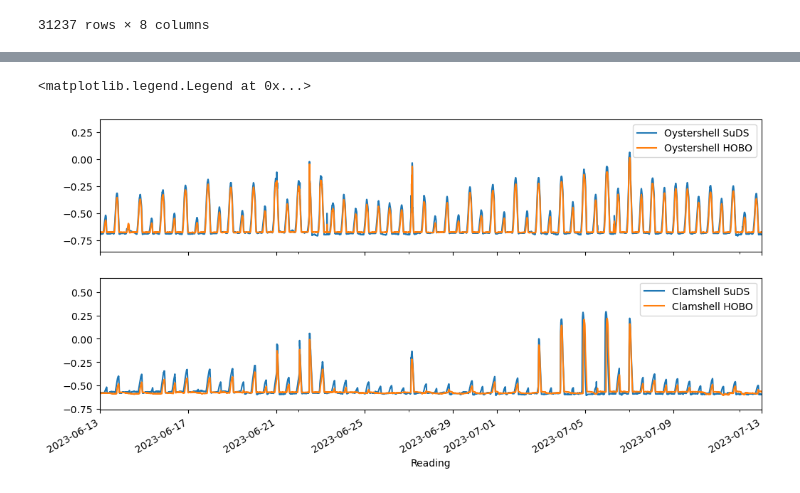
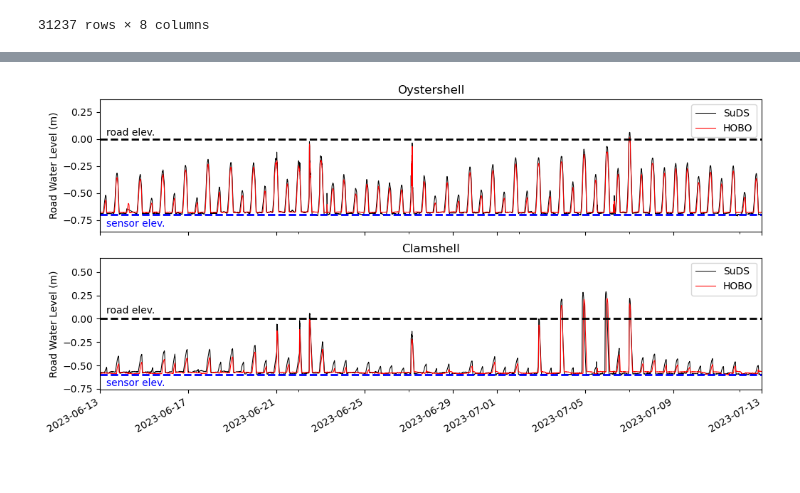
Before and after one commit to NCSU-CHAZ/Sunny-Day-Flooding, a Jupyter notebook: hoboComp.ipynb, the cells around one changed output, grey strips where cells are left out. Saved outputs shown, nothing was run; the diff lists cells and outputs as text; code cells hidden in the pictures.

Commit message:
Refined plot and added RMSE calc

```diff
--- a/hoboComp.ipynb
+++ b/hoboComp.ipynb
@@ -45,5 +45,5 @@ atmDF
 | 2023-07-25 23:56:22 | 1019.0 |
 9332 rows × 1 columns
 # %%
-hobo_CB03 = r"C:\Users\ththelen\University of North Carolina at Chapel Hill\SunnyD Flood Sensor Network - Documents\Carolina Beach\Site_Visits\20230725_HOBOretrival\HOBOdata\HOBO_NCSU03_CB03\HOBO_NCSU03_CB03_20230725.csv"
-hoboDF = pd.read_csv(hobo_CB03, parse_dates = ['Date Time, GMT-04:00'], index_col = 1, skiprows=1)
+hobo_cb01 = r"C:\Users\ththelen\University of North Carolina at Chapel Hill\SunnyD Flood Sensor Network - Documents\Carolina Beach\Site_Visits\20230725_HOBOretrival\HOBOdata\HOBO_NCSU03_cb01\HOBO_NCSU03_cb01_20230725.csv"
+hoboDF = pd.read_csv(hobo_cb01, parse_dates = ['Date Time, GMT-04:00'], index_col = 1, skiprows=1)
@@ -232,9 +217,9 @@ cb01df
 # %%
 # import suds data
 cb01sudsPath = r"C:\Users\ththelen\University of North Carolina at Chapel Hill\SunnyD Flood Sensor Network - Documents\Carolina Beach\Site_Visits\20230725_HOBOretrival\HOBOdata\SuDSdata\CB_01_20230522_20230724.csv"
-cb03sudsPath = r"C:\Users\ththelen\University of North Carolina at Chapel Hill\SunnyD Flood Sensor Network - Documents\Carolina Beach\Site_Visits\20230725_HOBOretrival\HOBOdata\SuDSdata\CB_03_20230522_20230724.csv"
+cb01sudsPath = r"C:\Users\ththelen\University of North Carolina at Chapel Hill\SunnyD Flood Sensor Network - Documents\Carolina Beach\Site_Visits\20230725_HOBOretrival\HOBOdata\SuDSdata\CB_03_20230522_20230724.csv"
 
-cb03sudsDF = sudsWebV2(cb03sudsPath, 'et')
+cb01sudsDF = sudsWebV2(cb01sudsPath, 'et')
 cb01sudsDF = sudsWebV2(cb01sudsPath, 'et')
 
 cb01sudsDF[1000:] # sensor elev changed from o.34 ft to o.43 ft NAVD88 on 5/24/2023
@@ -273,20 +258,39 @@ cb03sudsDF
 # %%
 start = datetime(2023, 6, 13)
 end = datetime(2023, 7, 13)
 
 fig, (axis1, axis2) = plt.subplots(nrows=2, figsize=(12, 6), sharex = True)
 
-cb03sudsDF['SUDS WL (m above road)'].plot(ax = axis1, label = 'Oystershell SuDS') #color = wlSuds, linewidth = lwSuds, ls = ltSuds,
-cb03df["HOBO WL rel to road (m)"].plot(ax = axis1, label = 'Oystershell HOBO')
+cb01sudsDF['SUDS WL (m above road)'].plot(ax = axis1, label = 'SuDS', color = 'black', lw = 0.75) #color = wlSuds, linewidth = lwSuds, ls = ltSuds,
+cb01df["HOBO WL rel to road (m)"].plot(ax = axis1, label = 'HOBO', color = 'red', lw = 0.75)
 
-cb01sudsDF['SUDS WL (m above road)'].plot(ax = axis2, label = 'Clamshell SuDS') #color = wlSuds, linewidth = lwSuds, ls = ltSuds,
-cb01df['HOBO WL rel to road (m)'].plot(ax = axis2, label = 'Clamshell HOBO')
+cb01sudsDF['SUDS WL (m above road)'].plot(ax = axis2, label = 'SuDS', color = 'black', lw =0.75) #color = wlSuds, linewidth = lwSuds, ls = ltSuds,
+cb01df['HOBO WL rel to road (m)'].plot(ax = axis2, label = 'HOBO', color = 'red', lw =0.75)
+
+axis1.set_ylabel('Road Water Level (m)')
+axis2.set_ylabel('Road Water Level (m)')
+
+axis2.set_xlabel(' ')
+
+axis1.set_title('Oystershell')
+axis2.set_title('Clamshell')
 
 axis1.set_xlim([start, end])
 axis2.set_xlim([start, end])
 
 axis1.legend(frameon = True)#, loc = 'upper right', ncol = 3)
 axis2.legend(frameon = True)#, loc = 'upper right', ncol = 3)
+
+axis1.hlines(y=0, xmin=start, xmax=end, ls = 'dashed', color='black', lw = 2)
+axis1.text(0.01, 0.75, "road elev.", transform=axis1.transAxes, fontsize=10, ha="left", va="center")#, fontname="Arial")
+axis1.hlines(y=-0.7, xmin=start, xmax=end, ls = 'dashed', color='blue', lw = 2)
+axis1.text(0.01, 0.06, "sensor elev.", transform=axis1.transAxes, fontsize=10, ha="left", va="center", color = 'blue')
+
+axis2.hlines(y=0, xmin=start, xmax=end, ls = 'dashed', color='black', lw = 2)
+axis2.text(0.01, 0.6, "road elev.", transform=axis2.transAxes, fontsize=10, ha="left", va="center")
+axis2.hlines(y=-0.6, xmin=start, xmax=end, ls = 'dashed', color='blue', lw = 2)
+axis2.text(0.01, 0.05, "sensor elev.", transform=axis2.transAxes, fontsize=10, ha="left", va="center", color = 'blue')
+
+plt.savefig(r"C:\Users\ththelen\OneDrive - North Carolina State University\GeneralResearch\Figures&Papers\Drivers\figures\hobo\hoboSuDScomp.jpg", dpi = 300)
 # %% [output]
-<matplotlib.legend.Legend at 0x...>
-[figure, old version]
+[figure, new version]
```
Also changed, not shown: parts of 10 cells of this notebook.
